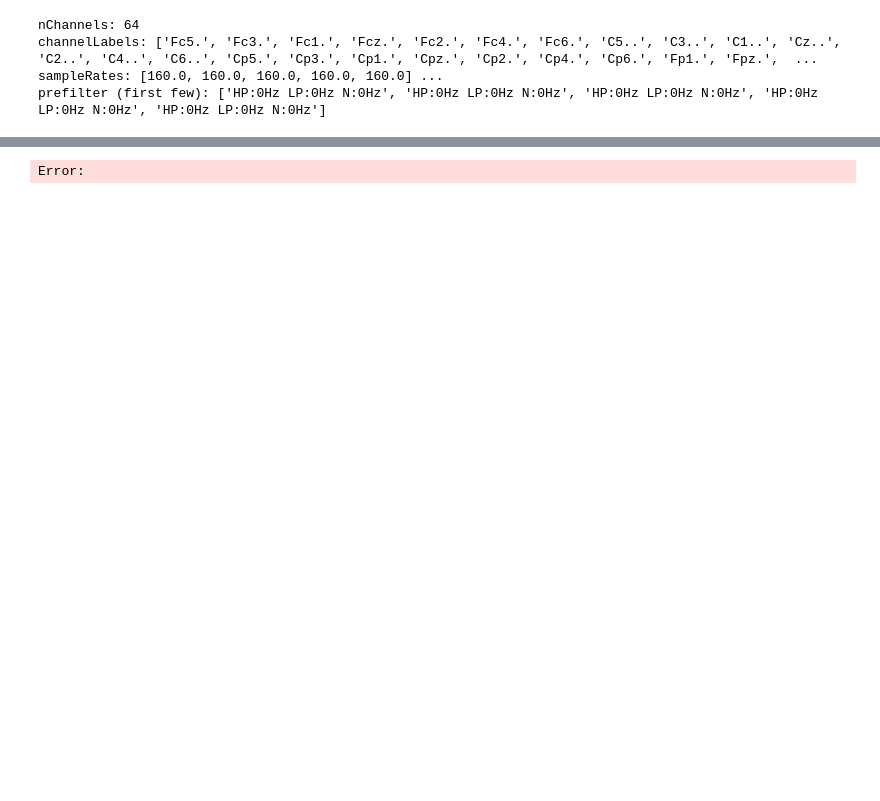
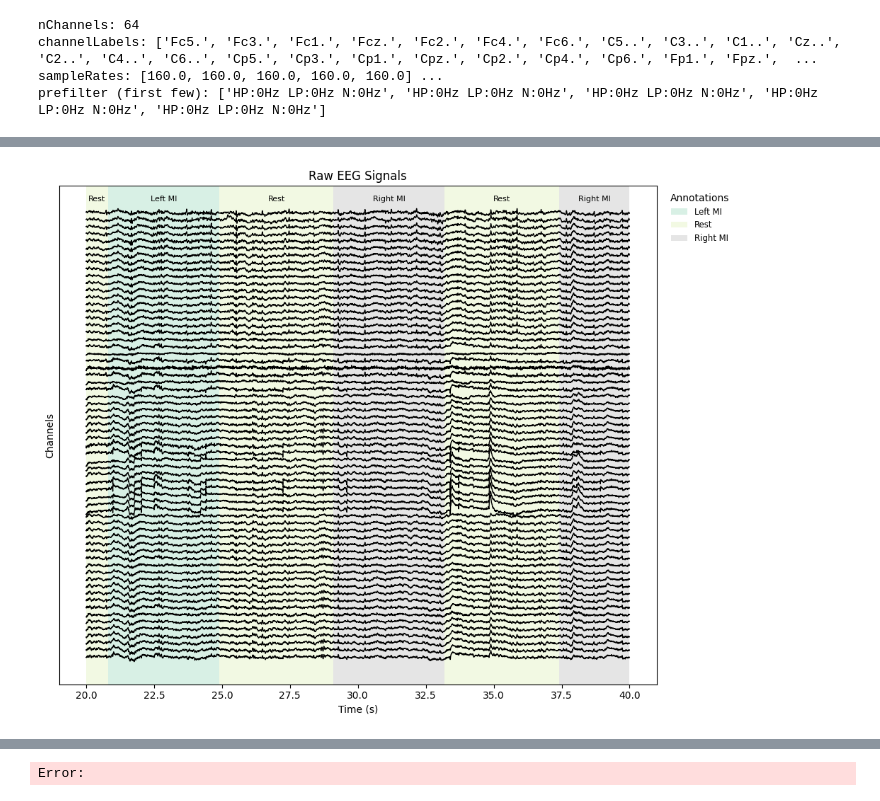
Before and after one commit to sumachinta/Motor-Imagery-EEG-Classifier, a Jupyter notebook: notebooks/01_explore_raw.ipynb, the cells around one changed output, grey strips where cells are left out. Cells and saved outputs as stored; diff of their text form; code cells hidden in the pictures; blank space fills up the shorter version.

```diff
--- a/notebooks/01_explore_raw.ipynb
+++ b/notebooks/01_explore_raw.ipynb
@@ -66,19 +77,0 @@ plt.show()
-# %%
-# Plot all channel
-
-start_sec = 0
-stop_sec = 20
-
-for channel_label in edf_metadata["channelLabels"]:
-    time, signal, fs, channel_label = read_channel(edf_reader, channel_label, start_sec=start_sec, stop_sec=stop_sec)
-    plt.plot(time, signal + 500 * edf_metadata["channelLabels"].index(channel_label), # Offset for visibility
-             label=channel_label,
-             color=plt.cm.tab20(edf_metadata["channelLabels"].index(channel_label) / len(edf_metadata["channelLabels"])),
-             linewidth=1)
-plt.title("Raw EEG Signals")
-plt.xlabel("Time (s)")
-plt.ylabel("Amplitude (µV)")
-plt.yticks([])  # Hide y-ticks for clarity
-# plt.legend(bbox_to_anchor=(1.05, 1), loc='upper left', fontsize='small')
-plt.tight_layout()
-plt.show()
@@ -86,0 +78,70 @@ plt.show()
+# %%
+start_sec = 20
+stop_sec = 40
+
+plt.figure(figsize=((stop_sec-start_sec)/2, 8))
+for channel_label in edf_metadata["channelLabels"]:
+    time, signal, fs, channel_label = read_channel(EDFreader, channel_label, start_sec=start_sec, stop_sec=stop_sec)
+    plt.plot(time, signal + 300 * edf_metadata["channelLabels"].index(channel_label), # Offset for visibility
+             label=channel_label,
+             color = "black",
+             linewidth=1)
+plt.title("Raw EEG Signals")
+plt.xlabel("Time (s)")
+plt.ylabel("Channels")
+plt.yticks([])  # Hide y-ticks for clarity
+
+label_map = {"T0": "Rest", "T1": "Left MI", "T2": "Right MI"}
+
+for a in annotations:
+    a["description"] = label_map.get(a.get("description", ""), a.get("description", ""))
+
+# Keep only annotations that intersect the visible window
+visible_anns = []
+for a in annotations:
+    a_start = float(a["onset_sec"])
+    a_stop  = a_start + max(0.0, float(a["duration_sec"]))
+    inter_start = max(start_sec, a_start)
+    inter_stop  = min(stop_sec,  a_stop)
+    if inter_stop > inter_start or (a_stop == a_start and start_sec <= a_start <= stop_sec):
+        visible_anns.append({
+            "start": inter_start,
+            "stop": inter_stop,
+            "desc": a["description"] or "Event"
+        })
+
+# 3) Draw spans/lines that cover the full stacked y-range
+ax = plt.gca()
+ymin, ymax = ax.get_ylim()
+yrange = ymax - ymin
+
+uniq_desc = sorted({v["desc"] for v in visible_anns}) or ["Event"]
+cmap = plt.cm.Pastel2
+color_map = {d: cmap(i / max(1, len(uniq_desc)-1)) for i, d in enumerate(uniq_desc)}
+
+for v in visible_anns:
+    c = color_map[v["desc"]]
+    if v["stop"] > v["start"]:
+        # duration event -> shaded span
+        x_mid = 0.5 * (v["start"] + v["stop"])
+        ax.axvspan(xmin=v["start"], xmax=v["stop"], facecolor=c, alpha=0.5, edgecolor="none")
+        ax.text(x_mid, ymax - 0.02*yrange, v["desc"],
+                ha="center", va="top", fontsize=8, color="black", clip_on=False)
+    else:
+        # instant event -> dashed line
+        ax.axvline(v["start"], color=c, linestyle="--", linewidth=1)
+        ax.text(v["start"], ymax - 0.02*yrange, v["desc"],
+                ha="left", va="top", fontsize=8, color="black", rotation=90, clip_on=False)
+
+# legend for annotation types
+from matplotlib.patches import Patch
+ann_handles = [Patch(facecolor=color_map[d], alpha=0.5, label=d, edgecolor='none')
+                for d in uniq_desc]
+ax.legend(handles=ann_handles, title="Annotations",
+            loc="upper left", bbox_to_anchor=(1.01, 1.0),
+            frameon=False, fontsize='small')
+
+plt.tight_layout()
+plt.show()
+# %% [output]
+[figure, added]
```
Also changed, not shown: parts of 15 cells of this notebook, 1 other file.
